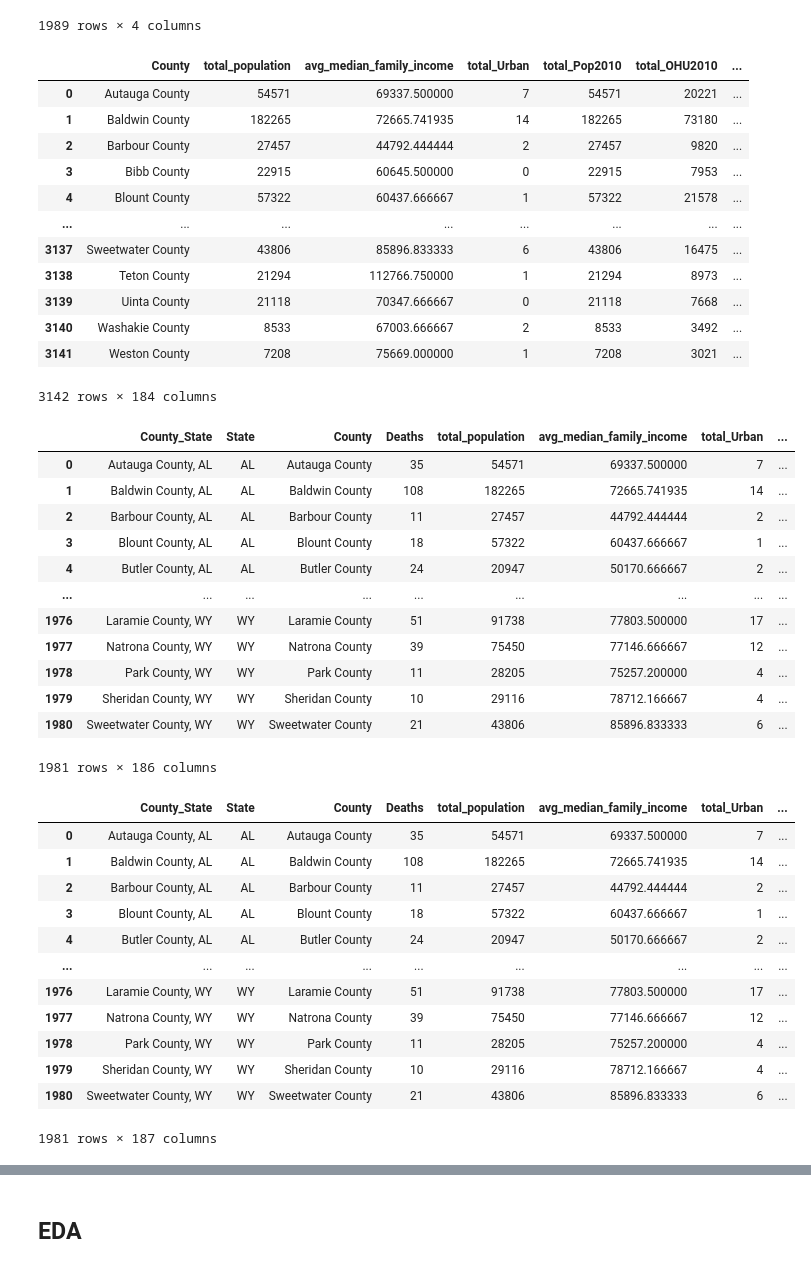
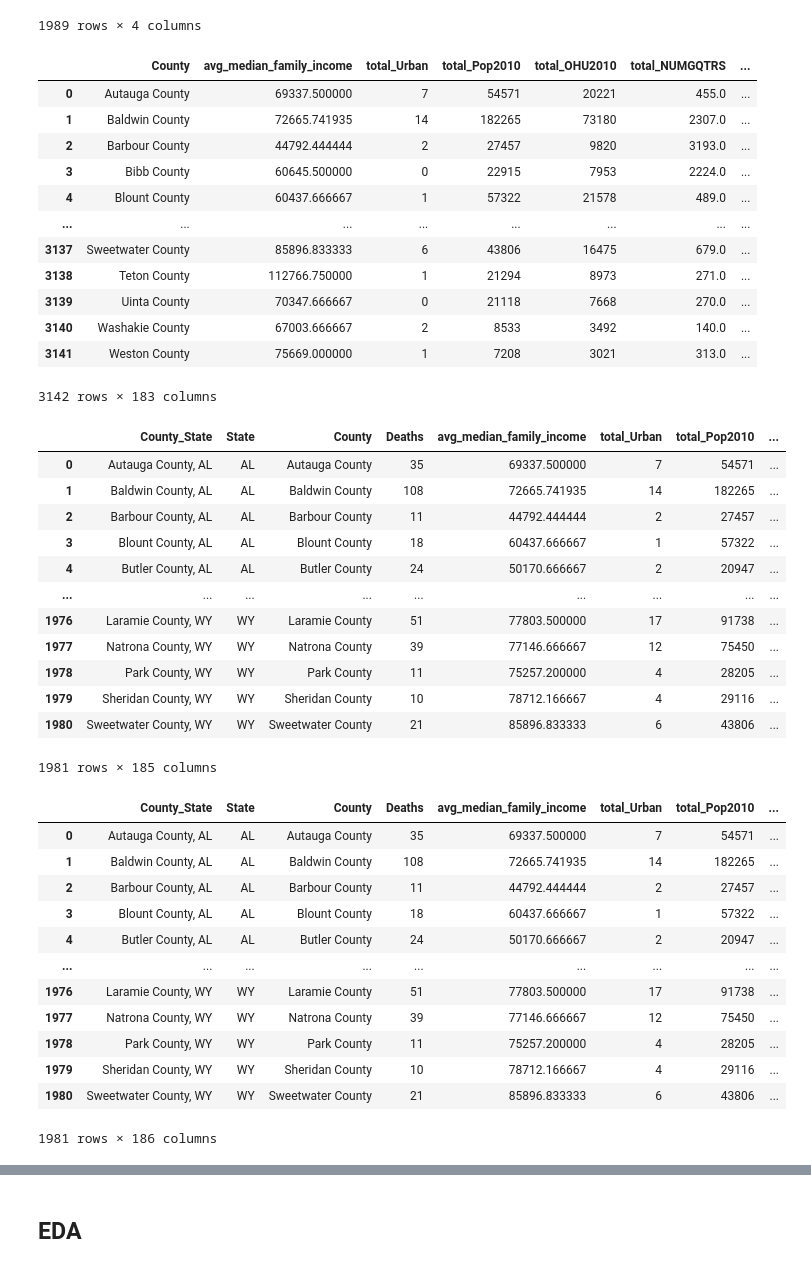
Before and after one commit to marklee4823/math189_project, a Jupyter notebook: Notebook.ipynb, the cells around one changed output, grey strips where cells are left out. Cells and saved outputs as stored; diff of their text form; code cells hidden in the pictures.

```diff
--- a/Notebook.ipynb
+++ b/Notebook.ipynb
@@ -102,7 +102,7 @@ combined_variables
 # Here we group by State and County and take the sum for all variables except 'MedianFamilyIncome', where we took the average of the tracts
 # of a given county.
 df_food_new = df_food_new.groupby(['State', 'County']).agg(
-    total_population=('Pop2010', 'sum'),
+    # total_population=('Pop2010', 'sum'),
     avg_median_family_income=('MedianFamilyIncome', 'mean'),
     **{f'total_{var}': (var, 'sum') for var in combined_variables}
 ).reset_index()
@@ -131,6 +131,6 @@ total_combined_variables
  'total_TractSNAP']
 # %%
 for var in total_combined_variables:
-    df_food_new[f"{var}_share"] = df_food_new[var] / df_food_new["total_population"]
+    df_food_new[f"{var}_share"] = df_food_new[var] / df_food_new["total_Pop2010"]
 df_food_new
 # %% [output]
@@ -299,56 +299,56 @@ df_death
 # %%
 df_food_new
 # %% [output]
-|  | County | total_population | avg_median_family_income | total_Urban | total_Pop2010 | total_OHU2010 | ... |
-| 0 | Autauga County | 54571 | 69337.500000 | 7 | 54571 | 20221 | ... |
-| 1 | Baldwin County | 182265 | 72665.741935 | 14 | 182265 | 73180 | ... |
-| 2 | Barbour County | 27457 | 44792.444444 | 2 | 27457 | 9820 | ... |
-| 3 | Bibb County | 22915 | 60645.500000 | 0 | 22915 | 7953 | ... |
-| 4 | Blount County | 57322 | 60437.666667 | 1 | 57322 | 21578 | ... |
+|  | County | avg_median_family_income | total_Urban | total_Pop2010 | total_OHU2010 | total_NUMGQTRS | ... |
+| 0 | Autauga County | 69337.500000 | 7 | 54571 | 20221 | 455.0 | ... |
+| 1 | Baldwin County | 72665.741935 | 14 | 182265 | 73180 | 2307.0 | ... |
+| 2 | Barbour County | 44792.444444 | 2 | 27457 | 9820 | 3193.0 | ... |
+| 3 | Bibb County | 60645.500000 | 0 | 22915 | 7953 | 2224.0 | ... |
+| 4 | Blount County | 60437.666667 | 1 | 57322 | 21578 | 489.0 | ... |
 | ... | ... | ... | ... | ... | ... | ... | ... |
-| 3137 | Sweetwater County | 43806 | 85896.833333 | 6 | 43806 | 16475 | ... |
-| 3138 | Teton County | 21294 | 112766.750000 | 1 | 21294 | 8973 | ... |
-| 3139 | Uinta County | 21118 | 70347.666667 | 0 | 21118 | 7668 | ... |
-| 3140 | Washakie County | 8533 | 67003.666667 | 2 | 8533 | 3492 | ... |
-| 3141 | Weston County | 7208 | 75669.000000 | 1 | 7208 | 3021 | ... |
+| 3137 | Sweetwater County | 85896.833333 | 6 | 43806 | 16475 | 679.0 | ... |
+| 3138 | Teton County | 112766.750000 | 1 | 21294 | 8973 | 271.0 | ... |
+| 3139 | Uinta County | 70347.666667 | 0 | 21118 | 7668 | 270.0 | ... |
+| 3140 | Washakie County | 67003.666667 | 2 | 8533 | 3492 | 140.0 | ... |
+| 3141 | Weston County | 75669.000000 | 1 | 7208 | 3021 | 313.0 | ... |
-3142 rows × 184 columns
+3142 rows × 183 columns
 # %%
 # Perform inner merge on the state abbreviation and county name from each dataset
 df_merged = df_death.merge(df_food_new, how = 'inner', left_on = ['State', 'County'], right_on = ['State_Abbr', 'County'])
 df_merged = df_merged.drop(columns=["State_Abbr"])
 df_merged
 # %% [output]
-|  | County_State | State | County | Deaths | total_population | avg_median_family_income | total_Urban | ... |
-| 0 | Autauga County, AL | AL | Autauga County | 35 | 54571 | 69337.500000 | 7 | ... |
-| 1 | Baldwin County, AL | AL | Baldwin County | 108 | 182265 | 72665.741935 | 14 | ... |
-| 2 | Barbour County, AL | AL | Barbour County | 11 | 27457 | 44792.444444 | 2 | ... |
-| 3 | Blount County, AL | AL | Blount County | 18 | 57322 | 60437.666667 | 1 | ... |
-| 4 | Butler County, AL | AL | Butler County | 24 | 20947 | 50170.666667 | 2 | ... |
+|  | County_State | State | County | Deaths | avg_median_family_income | total_Urban | total_Pop2010 | ... |
+| 0 | Autauga County, AL | AL | Autauga County | 35 | 69337.500000 | 7 | 54571 | ... |
+| 1 | Baldwin County, AL | AL | Baldwin County | 108 | 72665.741935 | 14 | 182265 | ... |
+| 2 | Barbour County, AL | AL | Barbour County | 11 | 44792.444444 | 2 | 27457 | ... |
+| 3 | Blount County, AL | AL | Blount County | 18 | 60437.666667 | 1 | 57322 | ... |
+| 4 | Butler County, AL | AL | Butler County | 24 | 50170.666667 | 2 | 20947 | ... |
 | ... | ... | ... | ... | ... | ... | ... | ... | ... |
-| 1976 | Laramie County, WY | WY | Laramie County | 51 | 91738 | 77803.500000 | 17 | ... |
-| 1977 | Natrona County, WY | WY | Natrona County | 39 | 75450 | 77146.666667 | 12 | ... |
-| 1978 | Park County, WY | WY | Park County | 11 | 28205 | 75257.200000 | 4 | ... |
-| 1979 | Sheridan County, WY | WY | Sheridan County | 10 | 29116 | 78712.166667 | 4 | ... |
-| 1980 | Sweetwater County, WY | WY | Sweetwater County | 21 | 43806 | 85896.833333 | 6 | ... |
+| 1976 | Laramie County, WY | WY | Laramie County | 51 | 77803.500000 | 17 | 91738 | ... |
+| 1977 | Natrona County, WY | WY | Natrona County | 39 | 77146.666667 | 12 | 75450 | ... |
+| 1978 | Park County, WY | WY | Park County | 11 | 75257.200000 | 4 | 28205 | ... |
+| 1979 | Sheridan County, WY | WY | Sheridan County | 10 | 78712.166667 | 4 | 29116 | ... |
+| 1980 | Sweetwater County, WY | WY | Sweetwater County | 21 | 85896.833333 | 6 | 43806 | ... |
-1981 rows × 186 columns
+1981 rows × 185 columns
 # %%
 # Calculate new mortality rate based off of deaths from deaths dataframe and population based off food desert dataframe
-df_merged['mortality_rate'] = df_merged['Deaths'] / df_merged['total_population'] * 100000
+df_merged['mortality_rate'] = df_merged['Deaths'] / df_merged['total_Pop2010'] * 100000
 df_merged
 # %% [output]
-|  | County_State | State | County | Deaths | total_population | avg_median_family_income | total_Urban | ... |
-| 0 | Autauga County, AL | AL | Autauga County | 35 | 54571 | 69337.500000 | 7 | ... |
-| 1 | Baldwin County, AL | AL | Baldwin County | 108 | 182265 | 72665.741935 | 14 | ... |
-| 2 | Barbour County, AL | AL | Barbour County | 11 | 27457 | 44792.444444 | 2 | ... |
-| 3 | Blount County, AL | AL | Blount County | 18 | 57322 | 60437.666667 | 1 | ... |
-| 4 | Butler County, AL | AL | Butler County | 24 | 20947 | 50170.666667 | 2 | ... |
+|  | County_State | State | County | Deaths | avg_median_family_income | total_Urban | total_Pop2010 | ... |
+| 0 | Autauga County, AL | AL | Autauga County | 35 | 69337.500000 | 7 | 54571 | ... |
+| 1 | Baldwin County, AL | AL | Baldwin County | 108 | 72665.741935 | 14 | 182265 | ... |
+| 2 | Barbour County, AL | AL | Barbour County | 11 | 44792.444444 | 2 | 27457 | ... |
+| 3 | Blount County, AL | AL | Blount County | 18 | 60437.666667 | 1 | 57322 | ... |
+| 4 | Butler County, AL | AL | Butler County | 24 | 50170.666667 | 2 | 20947 | ... |
 | ... | ... | ... | ... | ... | ... | ... | ... | ... |
-| 1976 | Laramie County, WY | WY | Laramie County | 51 | 91738 | 77803.500000 | 17 | ... |
-| 1977 | Natrona County, WY | WY | Natrona County | 39 | 75450 | 77146.666667 | 12 | ... |
-| 1978 | Park County, WY | WY | Park County | 11 | 28205 | 75257.200000 | 4 | ... |
-| 1979 | Sheridan County, WY | WY | Sheridan County | 10 | 29116 | 78712.166667 | 4 | ... |
-| 1980 | Sweetwater County, WY | WY | Sweetwater County | 21 | 43806 | 85896.833333 | 6 | ... |
+| 1976 | Laramie County, WY | WY | Laramie County | 51 | 77803.500000 | 17 | 91738 | ... |
+| 1977 | Natrona County, WY | WY | Natrona County | 39 | 77146.666667 | 12 | 75450 | ... |
+| 1978 | Park County, WY | WY | Park County | 11 | 75257.200000 | 4 | 28205 | ... |
+| 1979 | Sheridan County, WY | WY | Sheridan County | 10 | 78712.166667 | 4 | 29116 | ... |
+| 1980 | Sweetwater County, WY | WY | Sweetwater County | 21 | 85896.833333 | 6 | 43806 | ... |
-1981 rows × 187 columns
+1981 rows × 186 columns
 # %%
 # Set index as County_State
 df_cleaned = df_merged.set_index('County_State').drop(columns=["State", "County"])
```
Also changed, not shown: parts of 13 cells of this notebook.
